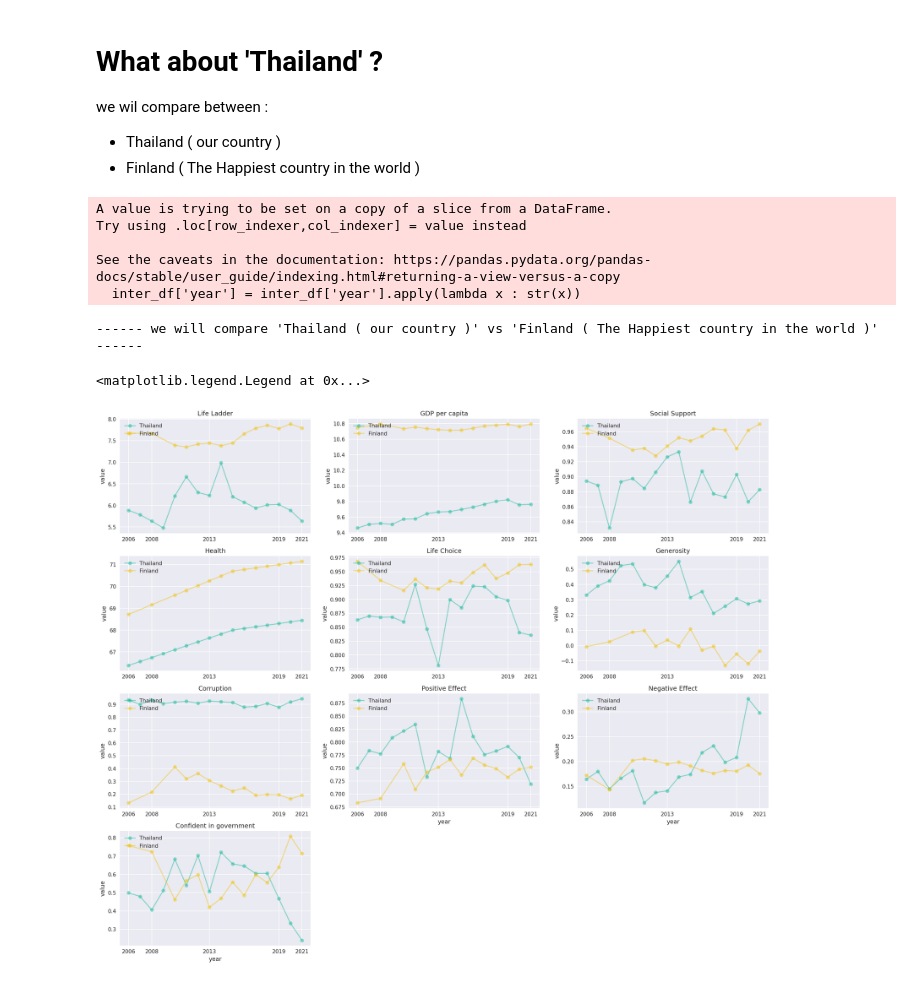
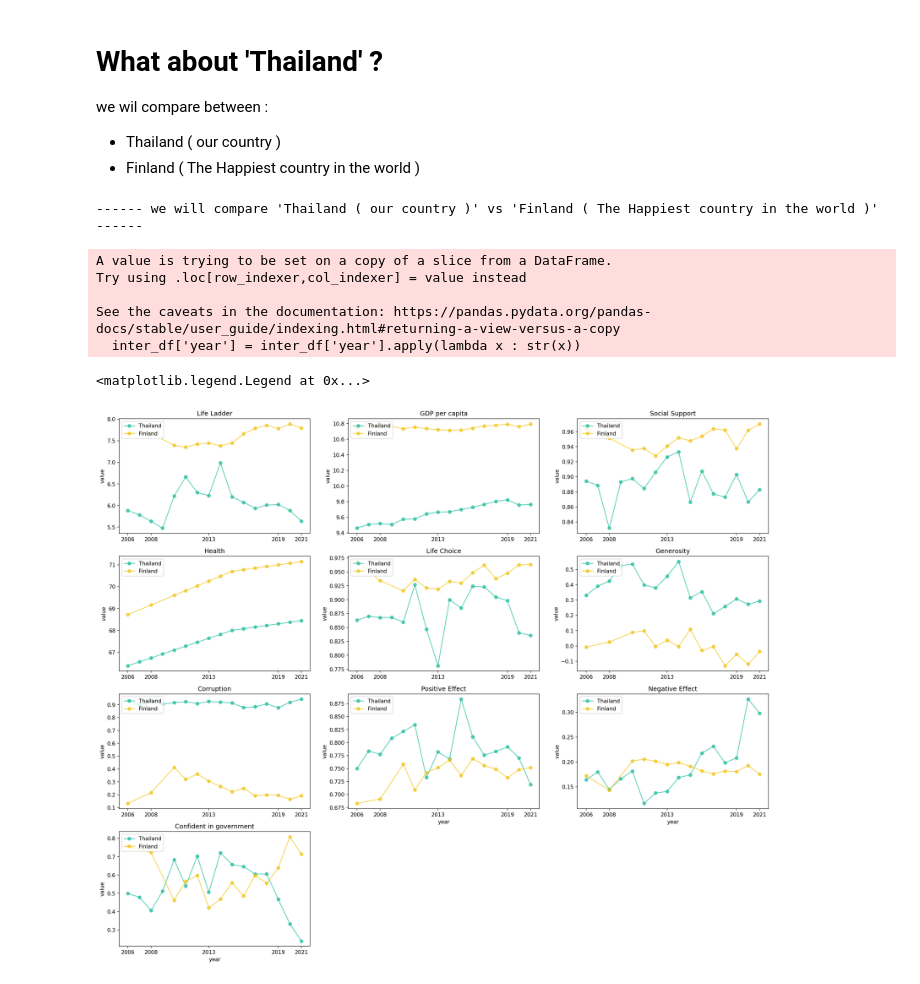
Before and after one commit to HikariJadeEmpire/TH_WLRD_Happiness_Project, a Jupyter notebook: WH_CodeSpace.ipynb, the cells around one changed output. Cells and saved outputs as stored; diff of their text form; code cells hidden in the pictures.

```diff
--- a/WH_CodeSpace.ipynb
+++ b/WH_CodeSpace.ipynb
@@ -316,7 +316,7 @@ we wil compare between :
 - Thailand ( our country )
 - Finland ( The Happiest country in the world )
 # %%
-plt.style.use('seaborn')
+plt.style.use('fast')
 
 # Scope our interest
 
@@ -335,62 +335,62 @@ print(f"\n\n{'-'*6} we will compare \'Thailand ( our country )\' vs \'Finland (
 plt.figure(figsize=(22,18), dpi=150)
 
 plt.subplot(4, 3, 1)
-plt.plot(th_hp['year'], th_hp['life_lad'],color='#1ABC9C', marker='o', linestyle='solid', alpha=0.5 ,label="Thailand" )
-plt.plot(fn_hp['year'], fn_hp['life_lad'],color='#F1C40F', marker='o', linestyle='solid', alpha=0.5 ,label="Finland" )
+plt.plot(th_hp['year'], th_hp['life_lad'],color='#1ABC9C', marker='o', linestyle='solid', alpha=0.7 ,label="Thailand" )
+plt.plot(fn_hp['year'], fn_hp['life_lad'],color='#F1C40F', marker='o', linestyle='solid', alpha=0.7 ,label="Finland" )
 plt.title("Life Ladder");plt.xticks([0,2,7,13,15]);plt.ylabel("value");plt.legend(loc="upper left")
 
 
 plt.subplot(4, 3, 2)
-plt.plot(th_hp['year'], th_hp['gdp_per_cap'],color='#1ABC9C', marker='o', linestyle='solid', alpha=0.5 ,label="Thailand" )
-plt.plot(fn_hp['year'], fn_hp['gdp_per_cap'],color='#F1C40F', marker='o', linestyle='solid', alpha=0.5 ,label="Finland" )
+plt.plot(th_hp['year'], th_hp['gdp_per_cap'],color='#1ABC9C', marker='o', linestyle='solid', alpha=0.7 ,label="Thailand" )
+plt.plot(fn_hp['year'], fn_hp['gdp_per_cap'],color='#F1C40F', marker='o', linestyle='solid', alpha=0.7 ,label="Finland" )
 plt.title("GDP per capita");plt.xticks([0,2,7,13,15]);plt.ylabel("value");plt.legend(loc="upper left")
 
 
 plt.subplot(4, 3, 3)
-plt.plot(th_hp['year'], th_hp['social_sup'],color='#1ABC9C', marker='o', linestyle='solid', alpha=0.5 ,label="Thailand" )
-plt.plot(fn_hp['year'], fn_hp['social_sup'],color='#F1C40F', marker='o', linestyle='solid', alpha=0.5 ,label="Finland" )
+plt.plot(th_hp['year'], th_hp['social_sup'],color='#1ABC9C', marker='o', linestyle='solid', alpha=0.7 ,label="Thailand" )
+plt.plot(fn_hp['year'], fn_hp['social_sup'],color='#F1C40F', marker='o', linestyle='solid', alpha=0.7 ,label="Finland" )
 plt.title("Social Support");plt.xticks([0,2,7,13,15]);plt.ylabel("value");plt.legend(loc="upper left")
 
 plt.subplot(4, 3, 4)
-plt.plot(th_hp['year'], th_hp['health'],color='#1ABC9C', marker='o', linestyle='solid', alpha=0.5 ,label="Thailand" )
-plt.plot(fn_hp['year'], fn_hp['health'],color='#F1C40F', marker='o', linestyle='solid', alpha=0.5 ,label="Finland" )
+plt.plot(th_hp['year'], th_hp['health'],color='#1ABC9C', marker='o', linestyle='solid', alpha=0.7 ,label="Thailand" )
+plt.plot(fn_hp['year'], fn_hp['health'],color='#F1C40F', marker='o', linestyle='solid', alpha=0.7 ,label="Finland" )
 plt.title("Health");plt.xticks([0,2,7,13,15]);plt.ylabel("value");plt.legend(loc="upper left")
 
 plt.subplot(4, 3, 5)
-plt.plot(th_hp['year'], th_hp['life_choice'],color='#1ABC9C', marker='o', linestyle='solid', alpha=0.5 ,label="Thailand" )
-plt.plot(fn_hp['year'], fn_hp['life_choice'],color='#F1C40F', marker='o', linestyle='solid', alpha=0.5 ,label="Finland" )
+plt.plot(th_hp['year'], th_hp['life_choice'],color='#1ABC9C', marker='o', linestyle='solid', alpha=0.7 ,label="Thailand" )
+plt.plot(fn_hp['year'], fn_hp['life_choice'],color='#F1C40F', marker='o', linestyle='solid', alpha=0.7 ,label="Finland" )
 plt.title("Life Choice");plt.xticks([0,2,7,13,15]);plt.ylabel("value");plt.legend(loc="upper left")
 
 plt.subplot(4, 3, 6)
-plt.plot(th_hp['year'], th_hp['generosity'],color='#1ABC9C', marker='o', linestyle='solid', alpha=0.5 ,label="Thailand" )
-plt.plot(fn_hp['year'], fn_hp['generosity'],color='#F1C40F', marker='o', linestyle='solid', alpha=0.5 ,label="Finland" )
+plt.plot(th_hp['year'], th_hp['generosity'],color='#1ABC9C', marker='o', linestyle='solid', alpha=0.7 ,label="Thailand" )
+plt.plot(fn_hp['year'], fn_hp['generosity'],color='#F1C40F', marker='o', linestyle='solid', alpha=0.7 ,label="Finland" )
 plt.title("Generosity");plt.xticks([0,2,7,13,15]);plt.ylabel("value");plt.legend(loc="upper left")
 
 plt.subplot(4, 3, 7)
-plt.plot(th_hp['year'], th_hp['corruption'],color='#1ABC9C', marker='o', linestyle='solid', alpha=0.5 ,label="Thailand" )
-plt.plot(fn_hp['year'], fn_hp['corruption'],color='#F1C40F', marker='o', linestyle='solid', alpha=0.5 ,label="Finland" )
+plt.plot(th_hp['year'], th_hp['corruption'],color='#1ABC9C', marker='o', linestyle='solid', alpha=0.7 ,label="Thailand" )
+plt.plot(fn_hp['year'], fn_hp['corruption'],color='#F1C40F', marker='o', linestyle='solid', alpha=0.7 ,label="Finland" )
 plt.title("Corruption");plt.xticks([0,2,7,13,15]);plt.ylabel("value");plt.legend(loc="upper left")
 
 plt.subplot(4, 3, 8)
-plt.plot(th_hp['year'], th_hp['pos_aff'],color='#1ABC9C', marker='o', linestyle='solid', alpha=0.5 ,label="Thailand" )
-plt.plot(fn_hp['year'], fn_hp['pos_aff'],color='#F1C40F', marker='o', linestyle='solid', alpha=0.5 ,label="Finland" )
+plt.plot(th_hp['year'], th_hp['pos_aff'],color='#1ABC9C', marker='o', linestyle='solid', alpha=0.7 ,label="Thailand" )
+plt.plot(fn_hp['year'], fn_hp['pos_aff'],color='#F1C40F', marker='o', linestyle='solid', alpha=0.7 ,label="Finland" )
 plt.title("Positive Effect");plt.xticks([0,2,7,13,15]);plt.xlabel("year");plt.ylabel("value");plt.legend(loc="upper left")
 
 plt.subplot(4, 3, 9)
-plt.plot(th_hp['year'], th_hp['neg_aff'],color='#1ABC9C', marker='o', linestyle='solid', alpha=0.5 ,label="Thailand" )
-plt.plot(fn_hp['year'], fn_hp['neg_aff'],color='#F1C40F', marker='o', linestyle='solid', alpha=0.5 ,label="Finland" )
+plt.plot(th_hp['year'], th_hp['neg_aff'],color='#1ABC9C', marker='o', linestyle='solid', alpha=0.7 ,label="Thailand" )
+plt.plot(fn_hp['year'], fn_hp['neg_aff'],color='#F1C40F', marker='o', linestyle='solid', alpha=0.7 ,label="Finland" )
 plt.title("Negative Effect");plt.xticks([0,2,7,13,15]);plt.xlabel("year");plt.ylabel("value");plt.legend(loc="upper left")
 
 plt.subplot(4, 3, 10)
-plt.plot(th_hp['year'], th_hp['conf_in_gov'],color='#1ABC9C', marker='o', linestyle='solid', alpha=0.5 ,label="Thailand" )
-plt.plot(fn_hp['year'], fn_hp['conf_in_gov'],color='#F1C40F', marker='o', linestyle='solid', alpha=0.5 ,label="Finland" )
+plt.plot(th_hp['year'], th_hp['conf_in_gov'],color='#1ABC9C', marker='o', linestyle='solid', alpha=0.7 ,label="Thailand" )
+plt.plot(fn_hp['year'], fn_hp['conf_in_gov'],color='#F1C40F', marker='o', linestyle='solid', alpha=0.7 ,label="Finland" )
 plt.title("Confident in government");plt.xticks([0,2,7,13,15]);plt.xlabel("year");plt.ylabel("value");plt.legend(loc="upper left")
 # %% [output]
-A value is trying to be set on a copy of a slice from a DataFrame.
-Try using .loc[row_indexer,col_indexer] = value instead
-
-See the caveats in the documentation: https://pandas.pydata.org/pandas-docs/stable/user_guide/indexing.html#returning-a-view-versus-a-copy
-  inter_df['year'] = inter_df['year'].apply(lambda x : str(x))
+------ we will compare 'Thailand ( our country )' vs 'Finland ( The Happiest country in the world )' ------
------- we will compare 'Thailand ( our country )' vs 'Finland ( The Happiest country in the world )' ------
+A value is trying to be set on a copy of a slice from a DataFrame.
+Try using .loc[row_indexer,col_indexer] = value instead
+
+See the caveats in the documentation: https://pandas.pydata.org/pandas-docs/stable/user_guide/indexing.html#returning-a-view-versus-a-copy
+  inter_df['year'] = inter_df['year'].apply(lambda x : str(x))
 <matplotlib.legend.Legend at 0x...>
-[figure, old version]
+[figure, new version]
```
